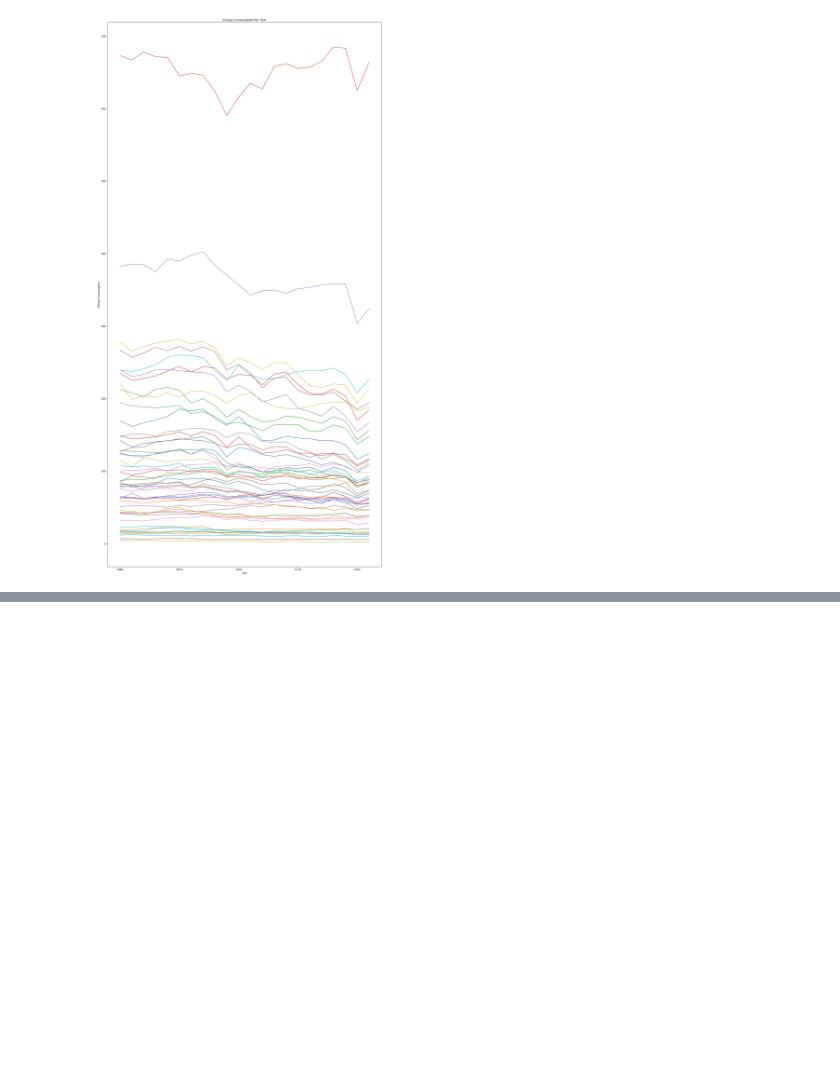
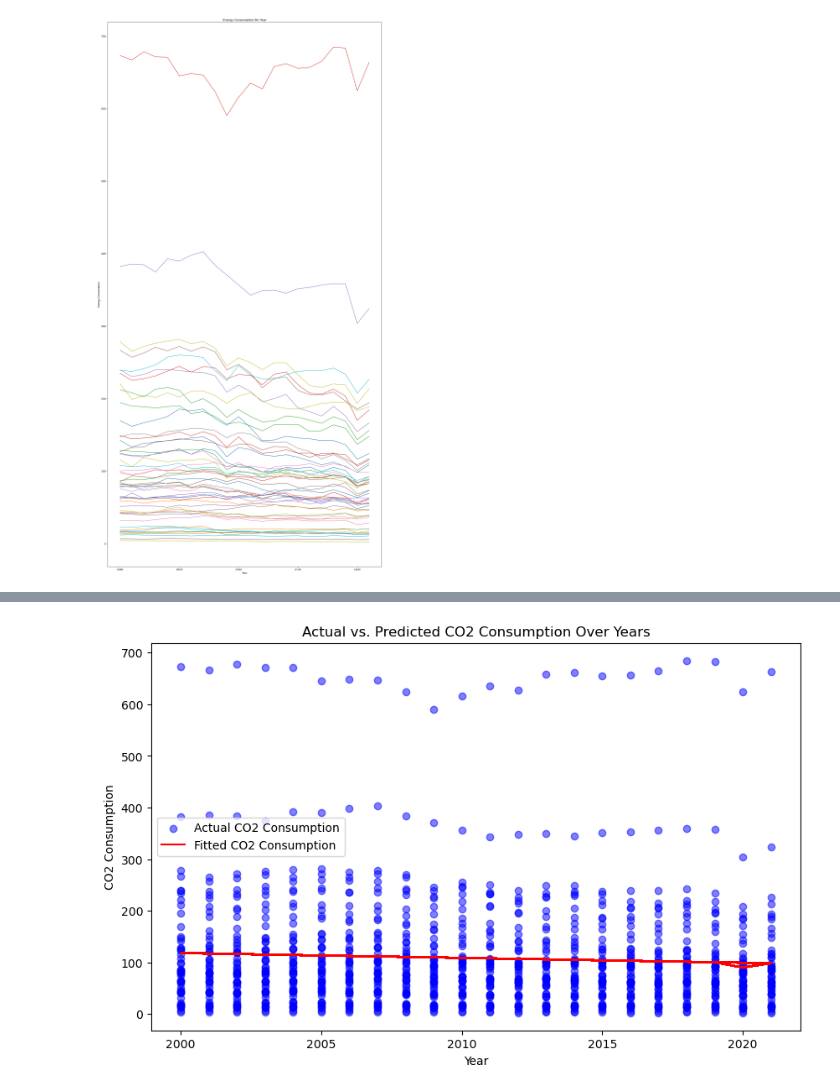
Before and after one commit to NathanYKo/Remote-CO2-Emissions189, a Jupyter notebook: final.ipynb, the cells around one changed output, grey strips where cells are left out. Cells and saved outputs as stored; diff of their text form; code cells hidden in the pictures; blank space fills up the shorter version.

```diff
--- a/final.ipynb
+++ b/final.ipynb
@@ -311,0 +379,3 @@ plt.show()
+# %%
+df_long = pd.melt(past_2000, id_vars=['Year'], var_name='State', value_name='CO2_Consumption')
+df_long
@@ -311,0 +396,3 @@ plt.show()
+# %%
+df_long['Year_2020'] = (df_long['Year'] == 2020).astype(int)
+df_long
@@ -311,0 +413,5 @@ plt.show()
+# %%
+df = df_long.drop('State', axis=1)
+df['Year'] = df['Year'].astype(float)
+df['CO2_Consumption'] = df['CO2_Consumption'].astype(float)
+df['Year_2020'] = df['Year_2020'].astype(int)
@@ -311,0 +425,6 @@ plt.show()
+# %%
+model = smf.ols('CO2_Consumption ~ Year + Year_2020 + Year_2020:Year', data=df)
+results = model.fit()
+
+# Print the results
+print(results.summary())
@@ -311,0 +449,17 @@ plt.show()
+# %%
+import matplotlib.pyplot as plt
+
+# Add predicted values to the DataFrame
+df['Predicted_CO2'] = results.fittedvalues
+
+# Plotting actual vs. predicted CO2 consumption
+plt.figure(figsize=(10, 6))
+plt.scatter(df['Year'], df['CO2_Consumption'], color='blue', alpha=0.5, label='Actual CO2 Consumption')
+plt.plot(df['Year'], df['Predicted_CO2'], color='red', label='Fitted CO2 Consumption')
+plt.title('Actual vs. Predicted CO2 Consumption Over Years')
+plt.xlabel('Year')
+plt.ylabel('CO2 Consumption')
+plt.legend()
+plt.show()
+# %% [output]
+[figure, added]
```
Also changed, not shown: parts of 12 cells of this notebook.
